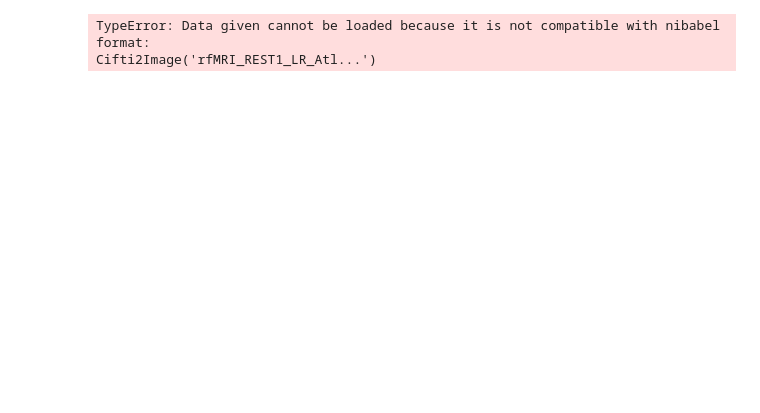
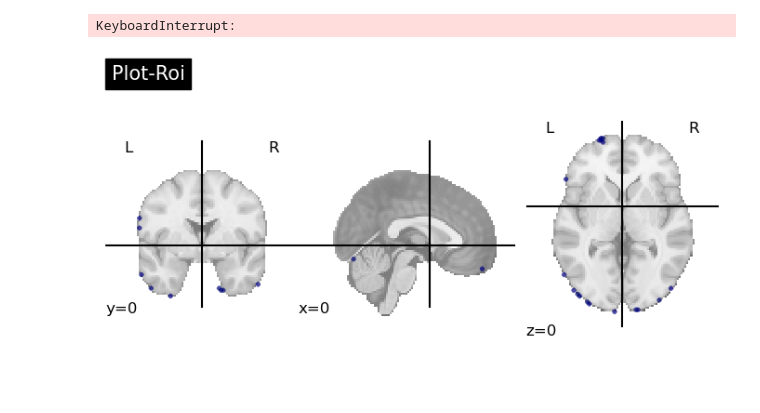
Before and after one commit to Harish-Projects/RSDS_PD, a Jupyter notebook: Visualising_Atlas.ipynb, the cells around one changed output. Cells and saved outputs as stored; diff of their text form; code cells hidden in the pictures; blank space fills up the shorter version.

```diff
--- a/Visualising_Atlas.ipynb
+++ b/Visualising_Atlas.ipynb
@@ -17,5 +26,5 @@ image_atlas.header
 # %%
-plotting.plot_roi(image_atlas, title="Harvard Oxford atlas")
+plotting.plot_roi(image_atlas.slicer[:,:,:,750], view_type='contours', title="Plot-Roi")
 # %% [output]
-TypeError: Data given cannot be loaded because it is not compatible with nibabel format:
-Cifti2Image('rfMRI_REST1_LR_Atl...')
+KeyboardInterrupt:
+[figure, added]
```
Also changed, not shown: parts of 7 cells of this notebook.
